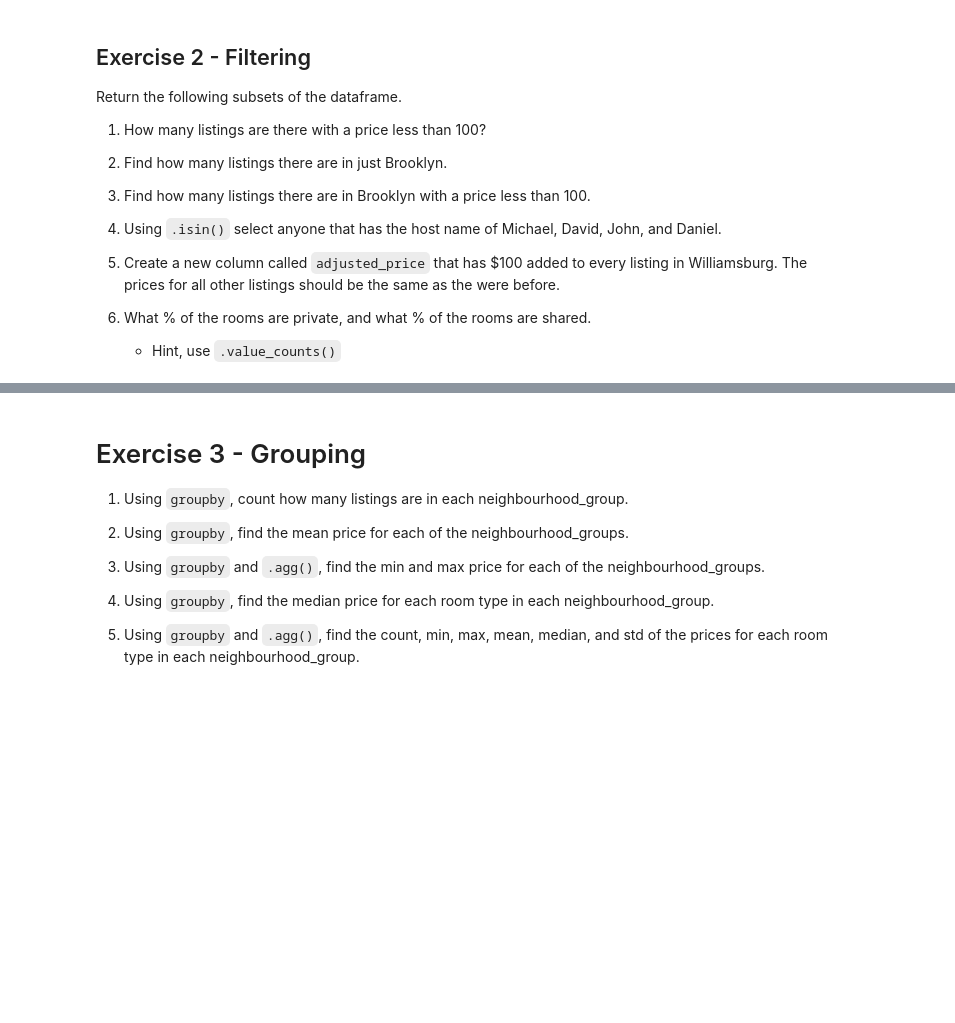
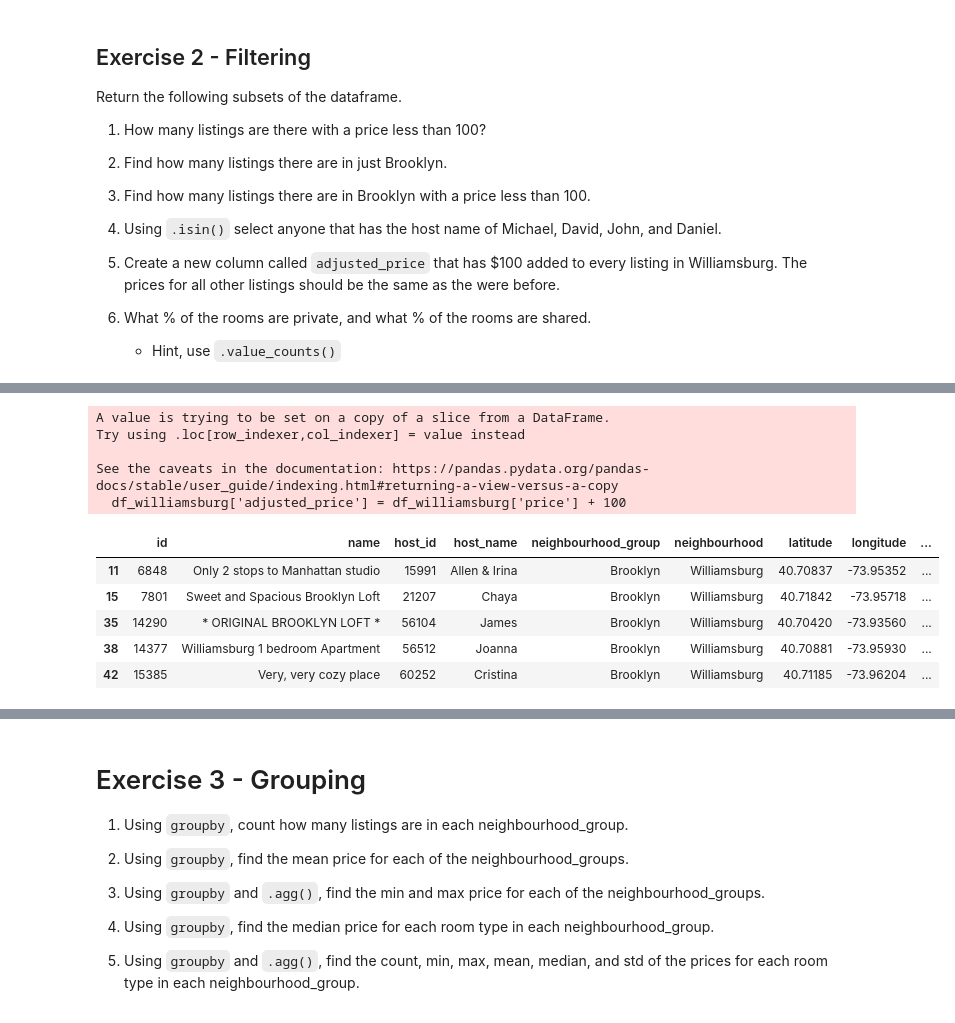
Before and after one commit to DavidGuzman1999/2021-fall-data-science, a Jupyter notebook: Week-01-Pandas/Exercise.ipynb, the cells around one changed output, grey strips where cells are left out. Cells and saved outputs as stored; diff of their text form; code cells hidden in the pictures; blank space fills up the shorter version.

```diff
--- a/Week-01-Pandas/Exercise.ipynb
+++ b/Week-01-Pandas/Exercise.ipynb
@@ -46 +172,29 @@ Return the following subsets of the dataframe.
+# %%
+# 5. Create a new column called `adjusted_price`
+# that has $100 added to every listing in Williamsburg.
+# The prices for all other listings should be the same as the were before.
+
+#***I have two solution***
+#***solution 1 using filtering***
+# filter williamsburg and then add 100 to that price
+
+williamsburg_condition = df['neighbourhood'] == 'Williamsburg'# filter for just williamsburg
+
+df_williamsburg= df[williamsburg_condition] # create a df for williamsburg_condition
+
+df_williamsburg['adjusted_price'] = df_williamsburg['price'] + 100 # add column to df that will take col of price from df_williamsburg and add 100
+
+df_williamsburg.head() #diplay the first five rows of the columns
+# %% [output]
+A value is trying to be set on a copy of a slice from a DataFrame.
+Try using .loc[row_indexer,col_indexer] = value instead
+
+See the caveats in the documentation: https://pandas.pydata.org/pandas-docs/stable/user_guide/indexing.html#returning-a-view-versus-a-copy
+  df_williamsburg['adjusted_price'] = df_williamsburg['price'] + 100
+|  | id | name | host_id | host_name | neighbourhood_group | neighbourhood | latitude | longitude | ... |
+| 11 | 6848 | Only 2 stops to Manhattan studio | 15991 | Allen & Irina | Brooklyn | Williamsburg | 40.70837 | -73.95352 | ... |
+| 15 | 7801 | Sweet and Spacious Brooklyn Loft | 21207 | Chaya | Brooklyn | Williamsburg | 40.71842 | -73.95718 | ... |
+| 35 | 14290 | * ORIGINAL BROOKLYN LOFT * | 56104 | James | Brooklyn | Williamsburg | 40.70420 | -73.93560 | ... |
+| 38 | 14377 | Williamsburg 1 bedroom Apartment | 56512 | Joanna | Brooklyn | Williamsburg | 40.70881 | -73.95930 | ... |
+| 42 | 15385 | Very, very cozy place | 60252 | Cristina | Brooklyn | Williamsburg | 40.71185 | -73.96204 | ... |
 # %%
```
Also changed, not shown: parts of 16 cells of this notebook.
